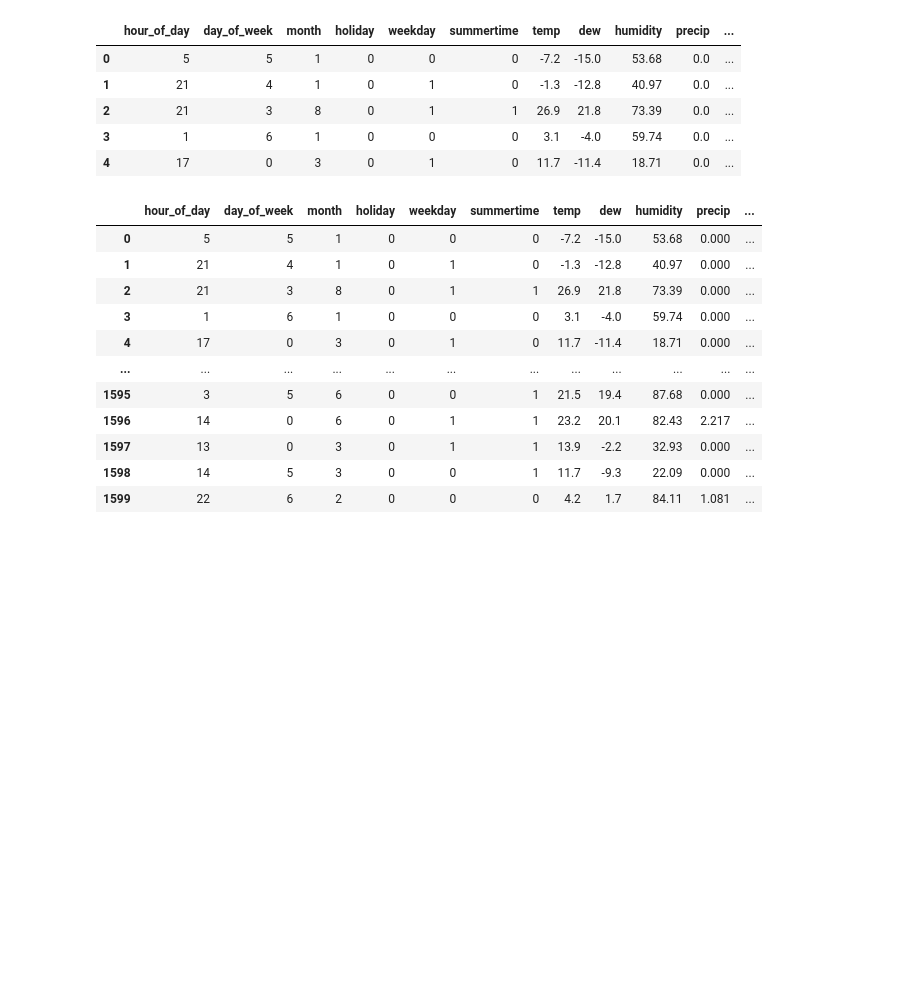
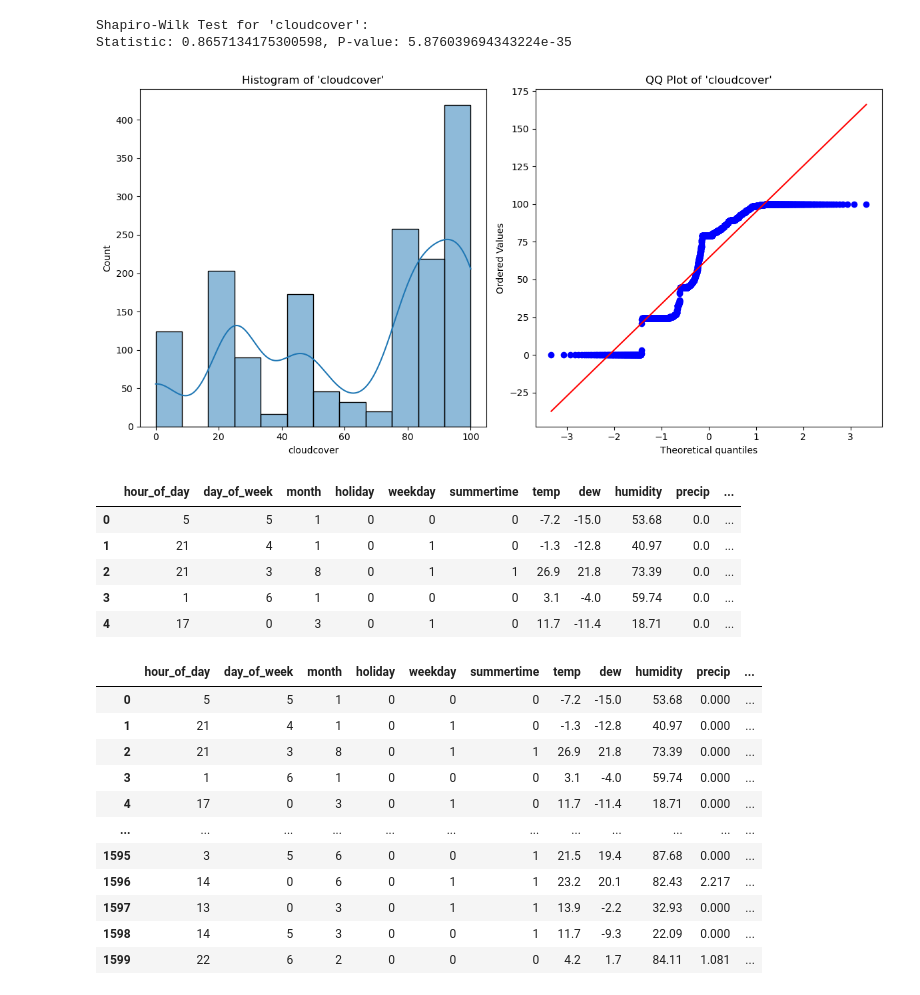
Before and after one commit to SunAndClouds/SML-Project, a Jupyter notebook: Algorithms/KNN-Select Feature Vectors.ipynb, the cells around one changed output. Saved outputs shown, nothing was run; the diff lists cells and outputs as text; code cells hidden in the pictures; blank space fills up the shorter version.

```diff
--- a/Algorithms/KNN-Select Feature Vectors.ipynb
+++ b/Algorithms/KNN-Select Feature Vectors.ipynb
@@ -19,6 +19,47 @@ y = data['increase_stock_binary']
 
 # Splitting the data into training and test sets
 X_train, X_test, y_train, y_test = train_test_split(X, y, test_size=0.2, random_state=0)
+# %%
+import pandas as pd
+import numpy as np
+import scipy.stats as stats
+import matplotlib.pyplot as plt
+import seaborn as sns
+
+def test_normality(data, column):
+    """
+    对指定的DataFrame列进行正态性检验。
+    :param data: Pandas DataFrame
+    :param column: 要检验的列名
+    """
+    # Shapiro-Wilk Test
+    shapiro_test = stats.shapiro(data[column])
+    print(f"Shapiro-Wilk Test for '{column}':\nStatistic: {shapiro_test[0]}, P-value: {shapiro_test[1]}\n")
+
+    # 绘制直方图
+    plt.figure(figsize=(12, 6))
+
+    plt.subplot(1, 2, 1)
+    sns.histplot(data[column], kde=True)
+    plt.title(f"Histogram of '{column}'")
+
+    # 绘制 QQ 图
+    plt.subplot(1, 2, 2)
+    stats.probplot(data[column], dist="norm", plot=plt)
+    plt.title(f"QQ Plot of '{column}'")
+
+    plt.tight_layout()
+    plt.show()
+
+# 示例：创建一个DataFrame
+df = data
+
+# 对DataFrame中的某一列进行正态性检验
+test_normality(df, 'cloudcover')
+# %% [output]
+Shapiro-Wilk Test for 'cloudcover':
+Statistic: 0.8657134175300598, P-value: 5.876039694343224e-35
+[figure, added]
 # %%
 corrdata.head()
 # %% [output]
```
Also changed, not shown: parts of 4 cells of this notebook, 1 other file.
